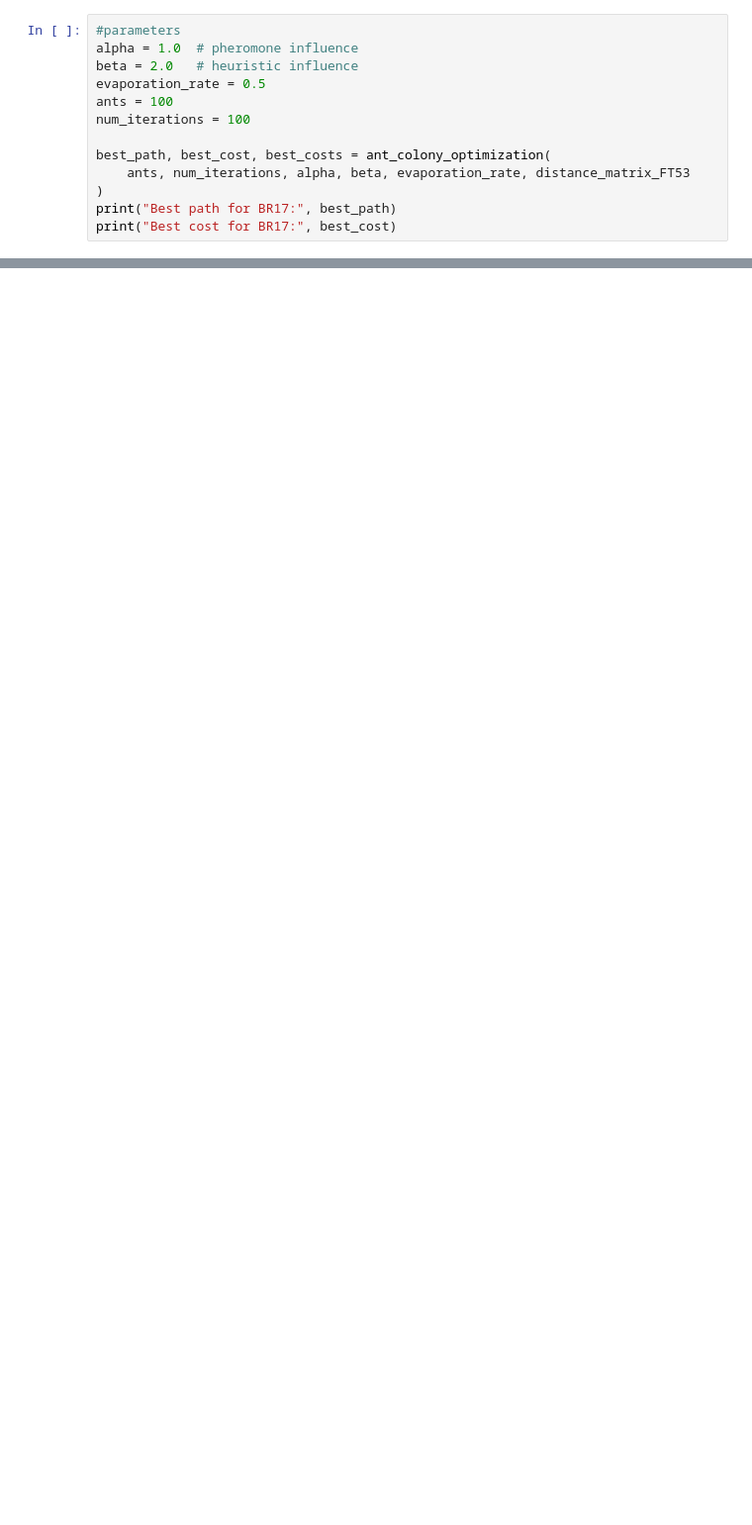
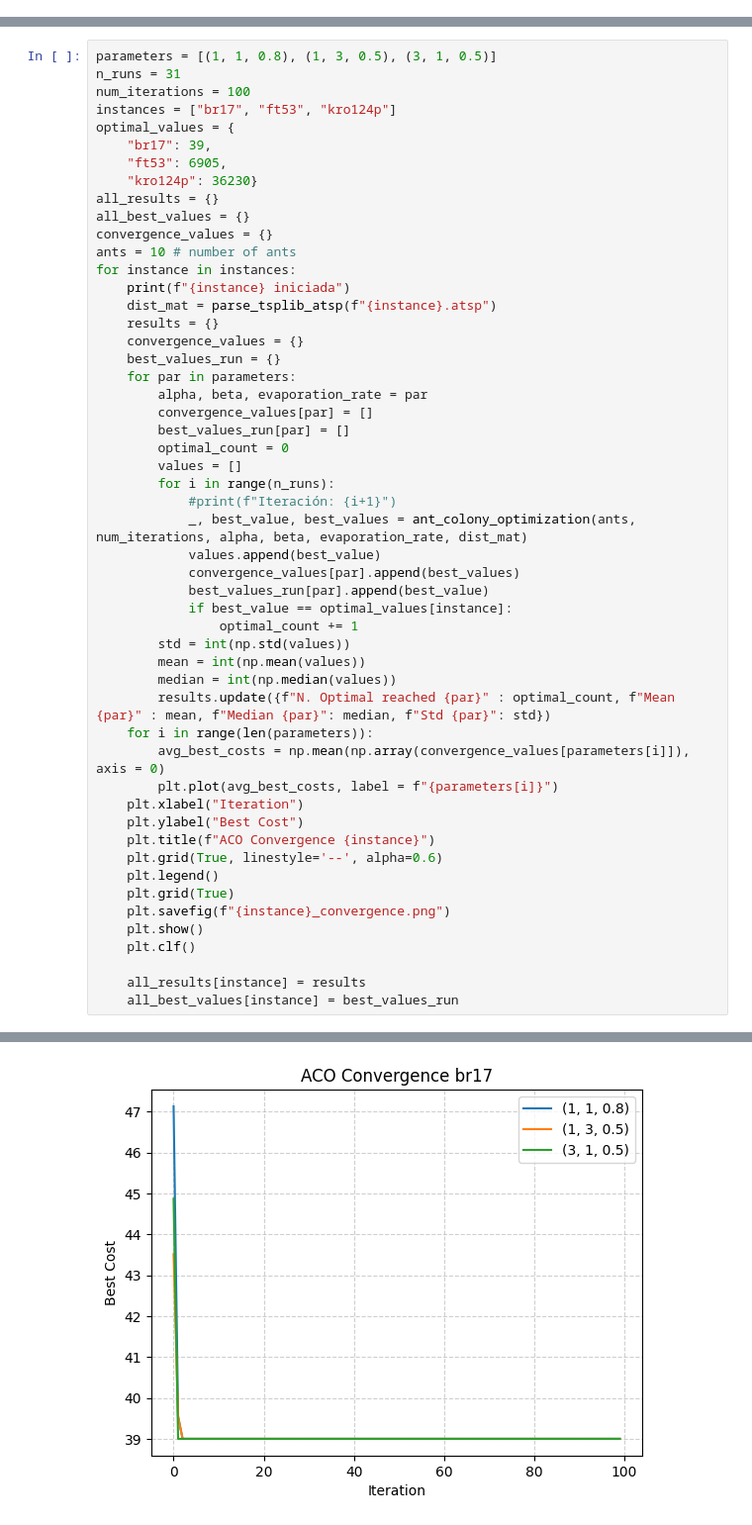
Before and after one commit to hortenciaarv/evol-hw, a Jupyter notebook: HW04/ACO.ipynb, the cells around one changed output, grey strips where cells are left out. Shown: that part at 99% size. Drawn from its saved outputs; the diff is of its cells as text; blank space fills up the shorter version.

```diff
--- a/HW04/ACO.ipynb
+++ b/HW04/ACO.ipynb
@@ -97,13 +93,0 @@ distance_matrix_kro124p = parse_tsplib_atsp("kro124p.atsp")
-# %%
-#parameters
-alpha = 1.0  # pheromone influence
-beta = 2.0   # heuristic influence
-evaporation_rate = 0.5
-ants = 100
-num_iterations = 100
-
-best_path, best_cost, best_costs = ant_colony_optimization(
-    ants, num_iterations, alpha, beta, evaporation_rate, distance_matrix_FT53
-)
-print("Best path for BR17:", best_path)
-print("Best cost for BR17:", best_cost)
@@ -121,0 +94,53 @@ plt.show()
+# %%
+parameters = [(1, 1, 0.8), (1, 3, 0.5), (3, 1, 0.5)]
+n_runs = 31
+num_iterations = 100
+instances = ["br17", "ft53", "kro124p"]
+optimal_values = {
+    "br17": 39,
+    "ft53": 6905,
+    "kro124p": 36230}
+all_results = {}
+all_best_values = {}
+convergence_values = {}
+ants = 10 # number of ants
+for instance in instances:
+    print(f"{instance} iniciada")
+    dist_mat = parse_tsplib_atsp(f"{instance}.atsp")
+    results = {}
+    convergence_values = {}
+    best_values_run = {}
+    for par in parameters:
+        alpha, beta, evaporation_rate = par
+        convergence_values[par] = []
+        best_values_run[par] = []
+        optimal_count = 0
+        values = []
+        for i in range(n_runs):
+            #print(f"Iteración: {i+1}")
+            _, best_value, best_values = ant_colony_optimization(ants, num_iterations, alpha, beta, evaporation_rate, dist_mat)
+            values.append(best_value)
+            convergence_values[par].append(best_values)
+            best_values_run[par].append(best_value)
+            if best_value == optimal_values[instance]:
+                optimal_count += 1
+        std = int(np.std(values))
+        mean = int(np.mean(values))
+        median = int(np.median(values))
+        results.update({f"N. Optimal reached {par}" : optimal_count, f"Mean {par}" : mean, f"Median {par}": median, f"Std {par}": std})
+    for i in range(len(parameters)):
+        avg_best_costs = np.mean(np.array(convergence_values[parameters[i]]), axis = 0)
+        plt.plot(avg_best_costs, label = f"{parameters[i]}")
+    plt.xlabel("Iteration")
+    plt.ylabel("Best Cost")
+    plt.title(f"ACO Convergence {instance}")
+    plt.grid(True, linestyle='--', alpha=0.6)
+    plt.legend()
+    plt.grid(True)
+    plt.savefig(f"{instance}_convergence.png")
+    plt.show()
+    plt.clf()
+
+    all_results[instance] = results
+    all_best_values[instance] = best_values_run
+# %% [output]
@@ -121,0 +148 @@ plt.show()
+[figure, added]
```
Also changed, not shown: parts of 10 cells of this notebook.
